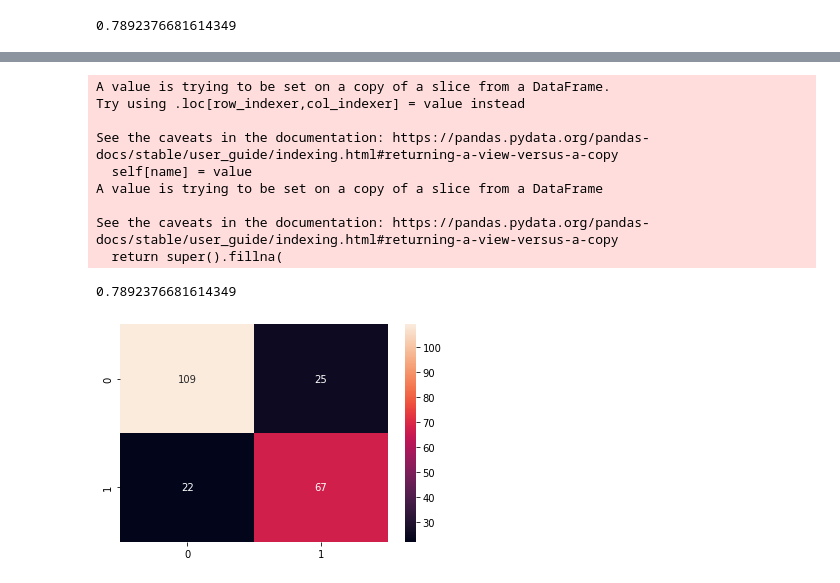
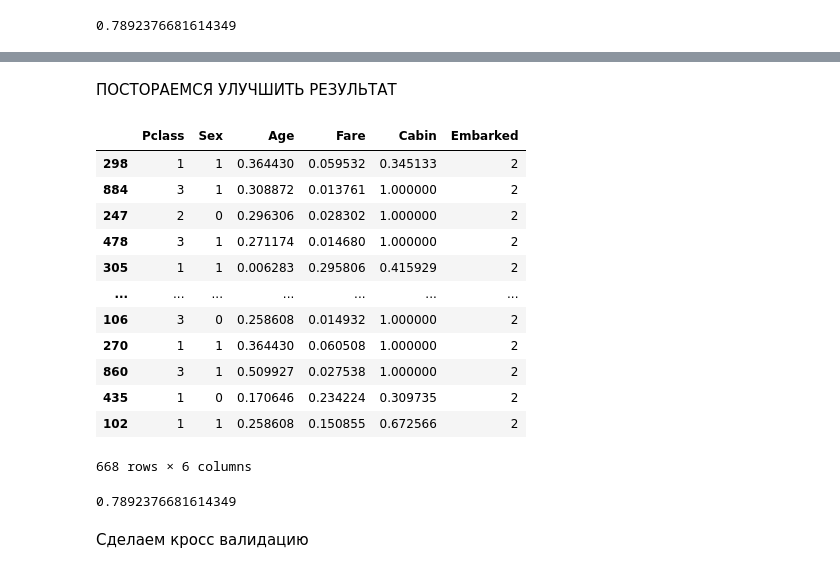
Before and after one commit to Oleg-Storozhev/HillelAI, a Jupyter notebook: Lesson_6/Homework_6.ipynb, the cells around one changed output, grey strips where cells are left out. Cells and saved outputs as stored; diff of their text form; code cells hidden in the pictures.

```diff
--- a/Lesson_6/Homework_6.ipynb
+++ b/Lesson_6/Homework_6.ipynb
@@ -388,9 +381,3 @@ from sklearn.metrics import accuracy_score
 accuracy_score(y_test, y_pred)
 # %% [output]
 0.7892376681614349
-# %%
-X_train.Sex = label_encoder.fit_transform(X_train.Sex.tolist())
-X_train.Cabin = label_encoder.fit_transform(X_train.Cabin.tolist())
-X_train.Embarked = label_encoder.fit_transform(X_train.Embarked.tolist())
-X_train.fillna(0, inplace = True)
-logisticRegr.fit(X_train, y_train)
@@ -408,24 +384,37 @@ LogisticRegression()
-# %%
-X_test.Sex = label_encoder.fit_transform(X_test.Sex.tolist())
-X_test.Cabin = label_encoder.fit_transform(X_test.Cabin.tolist())
-X_test.Embarked = label_encoder.fit_transform(X_test.Embarked.tolist())
-X_test.fillna(0, inplace = True)
-y_pred = logisticRegr.predict(X_test)
-# %% [output]
-A value is trying to be set on a copy of a slice from a DataFrame.
-Try using .loc[row_indexer,col_indexer] = value instead
-
-See the caveats in the documentation: https://pandas.pydata.org/pandas-docs/stable/user_guide/indexing.html#returning-a-view-versus-a-copy
-  self[name] = value
-A value is trying to be set on a copy of a slice from a DataFrame
-
-See the caveats in the documentation: https://pandas.pydata.org/pandas-docs/stable/user_guide/indexing.html#returning-a-view-versus-a-copy
-  return super().fillna(
-# %%
-array = confusion_matrix(y_test, y_pred)
-ax = plt.subplot()
-sns.heatmap(array, annot=True, fmt='g', ax=ax);
-accuracy_score(y_test, y_pred)
-# %% [output]
-0.7892376681614349
-[figure, removed]
+# %% [markdown]
+ПОСТОРАЕМСЯ УЛУЧШИТЬ РЕЗУЛЬТАТ
+# %%
+from sklearn import preprocessing
+X_train_save = X_train.copy()
+X_test_save = X_test.copy()
+scaling = preprocessing.MinMaxScaler()
+X_train[['Age']] = scaling.fit_transform(X_train[['Age']])
+X_train[['Fare']] = scaling.fit_transform(X_train[['Fare']])
+X_train[['Cabin']] = scaling.fit_transform(X_train[['Cabin']])
+X_train
+# %% [output]
+|  | Pclass | Sex | Age | Fare | Cabin | Embarked |
+| 298 | 1 | 1 | 0.364430 | 0.059532 | 0.345133 | 2 |
+| 884 | 3 | 1 | 0.308872 | 0.013761 | 1.000000 | 2 |
+| 247 | 2 | 0 | 0.296306 | 0.028302 | 1.000000 | 2 |
+| 478 | 3 | 1 | 0.271174 | 0.014680 | 1.000000 | 2 |
+| 305 | 1 | 1 | 0.006283 | 0.295806 | 0.415929 | 2 |
+| ... | ... | ... | ... | ... | ... | ... |
+| 106 | 3 | 0 | 0.258608 | 0.014932 | 1.000000 | 2 |
+| 270 | 1 | 1 | 0.364430 | 0.060508 | 1.000000 | 2 |
+| 860 | 3 | 1 | 0.509927 | 0.027538 | 1.000000 | 2 |
+| 435 | 1 | 0 | 0.170646 | 0.234224 | 0.309735 | 2 |
+| 102 | 1 | 1 | 0.258608 | 0.150855 | 0.672566 | 2 |
+668 rows × 6 columns
+# %%
+logisticRegr = LogisticRegression()
+logisticRegr.fit(X_train, y_train)
+X_test[['Age']] = scaling.fit_transform(X_test[['Age']])
+X_test[['Fare']] = scaling.fit_transform(X_test[['Fare']])
+X_test[['Cabin']] = scaling.fit_transform(X_test[['Cabin']])
+y_pred = logisticRegr.predict(X_test)
+accuracy_score(y_test, y_pred)
+# %% [output]
+0.7892376681614349
+# %% [markdown]
+Сделаем кросс валидацию
```
Also changed, not shown: parts of 13 cells of this notebook.
